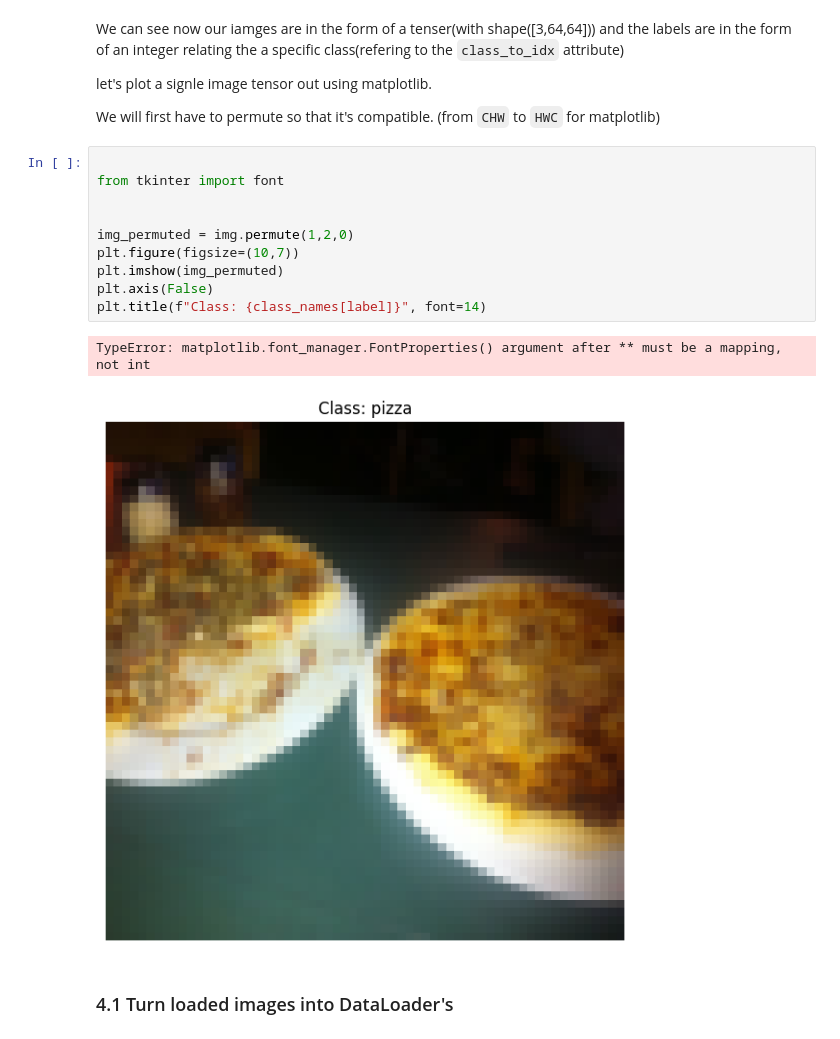
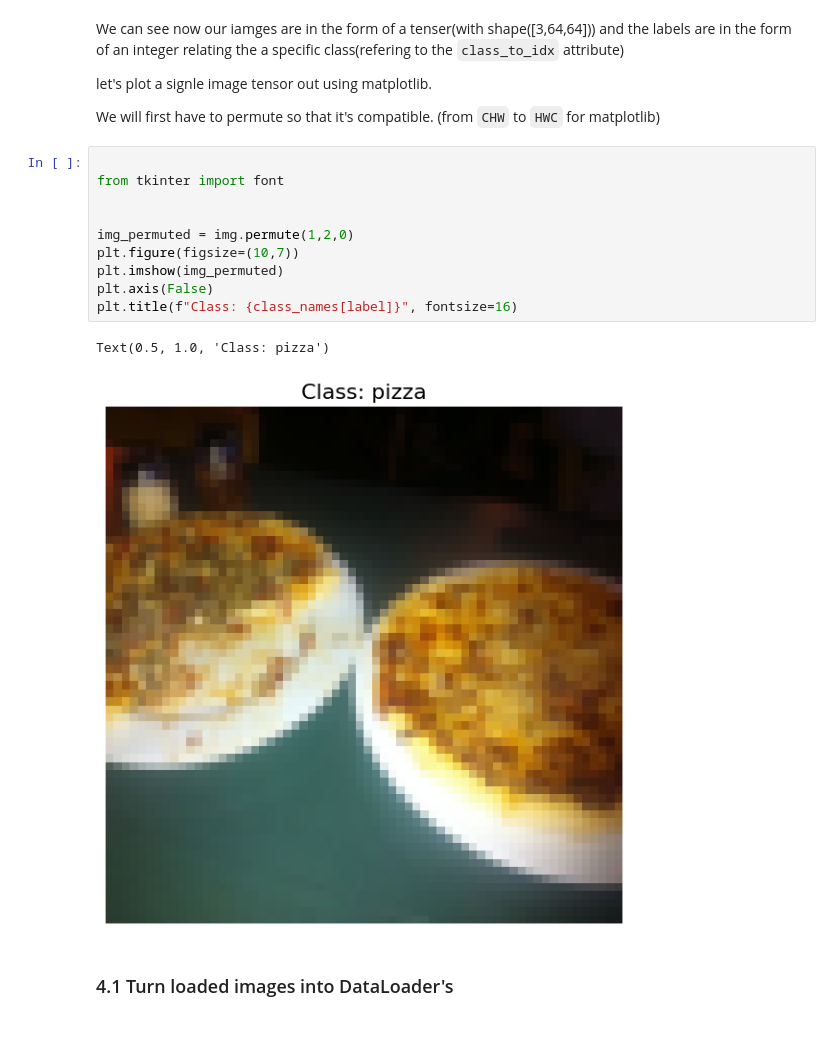
Before and after one commit to lirichardil/PyTorch, a Jupyter notebook: 04_Custom datasets with Pytorch.ipynb, the cells around one changed output. Cells and saved outputs as stored; diff of their text form.

```diff
--- a/04_Custom datasets with Pytorch.ipynb
+++ b/04_Custom datasets with Pytorch.ipynb
@@ -465,16 +465,16 @@ We will first have to permute so that it's compatible. (from `CHW` to `HWC` for
 # %%
 
 from tkinter import font
 
 
 img_permuted = img.permute(1,2,0)
 plt.figure(figsize=(10,7))
 plt.imshow(img_permuted)
 plt.axis(False)
-plt.title(f"Class: {class_names[label]}", font=14)
+plt.title(f"Class: {class_names[label]}", fontsize=16)
 # %% [output]
-TypeError: matplotlib.font_manager.FontProperties() argument after ** must be a mapping, not int
+Text(0.5, 1.0, 'Class: pizza')
-[figure, old version]
+[figure, new version]
 # %% [markdown]
 ### 4.1 Turn loaded images into DataLoader's
 # %% [markdown]
```
Also changed, not shown: parts of 15 cells of this notebook.
